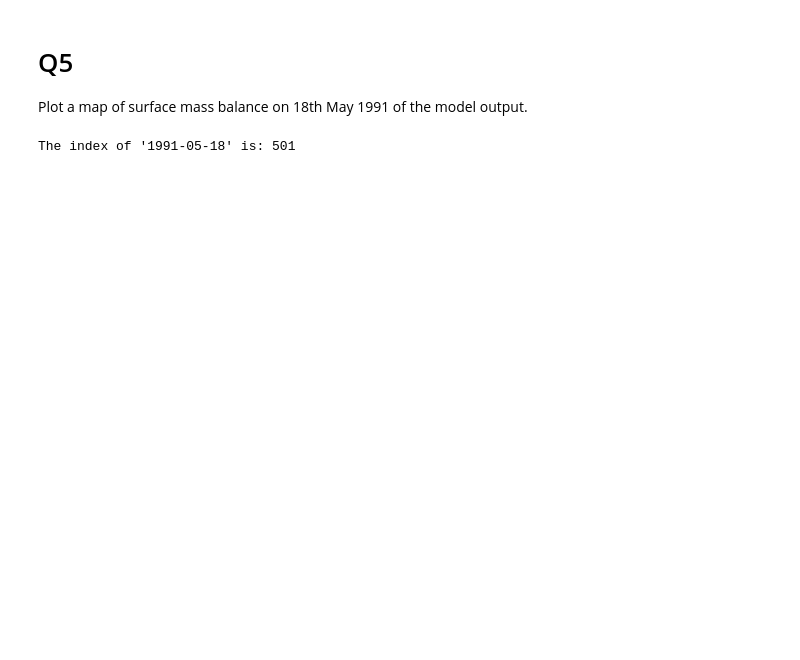
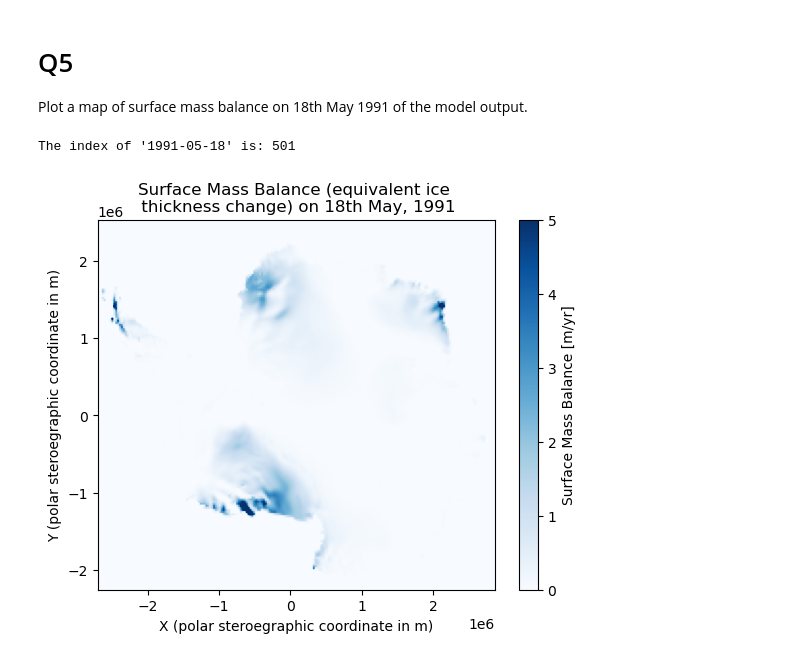
Before and after one commit to AnnaChen04/glaciology_practical, a Jupyter notebook: P2/P2_AnnaChen.ipynb, the cells around one changed output. Cells and saved outputs as stored; diff of their text form; code cells hidden in the pictures; blank space fills up the shorter version.

```diff
--- a/P2/P2_AnnaChen.ipynb
+++ b/P2/P2_AnnaChen.ipynb
@@ -223,18 +229,35 @@ index = np.where(time == aim_date)[0]
 index = index[0]
 print(f"The index of '{aim_date}' is: {index}")
 
-# Plot a scatter plot with the SMB as the z-variable and show with color
-
-plt.scatter(X, Y, c=, cmap='viridis', s=50) # 'c' takes the 'z' values, 'cmap' specifies the colormap
-
-# Add a color bar to show the mapping of 'z' values to colors
-plt.colorbar(label='Z Value')
-
-# Add labels and title
-plt.xlabel('X-axis')
-plt.ylabel('Y-axis')
-plt.title('Scatter Plot with Z as Color')
-
-plt.show()
+# Setting data that are 0 to be nan
+SMB_nan = np.where(SMB == 0, np.nan, SMB)
 # %% [output]
 The index of '1991-05-18' is: 501
+# %%
+import matplotlib.cm as cm
+# Use imshow to plot the SMB map for the selected date
+plt.imshow(SMB_nan[:, :, index], origin='lower',
+           extent=[X.min(), X.max(), Y.min(), Y.max()],
+           vmin=0, vmax=5,
+           cmap='Blues', aspect='auto')
+
+# Add a color bar to show the mapping of 'z' values to colors
+plt.colorbar(label='Surface Mass Balance [m/yr]')
+
+# Copy the base colormap
+cmap = cm.get_cmap('Blues').copy()
+
+# Make NaN transparent
+cmap.set_bad(color='none')
+
+# Make values <= 0 transparent
+cmap.set_under(color='none')
+
+# Add labels and title
+plt.xlabel('X (polar steroegraphic coordinate in m)')
+plt.ylabel('Y (polar steroegraphic coordinate in m)')
+plt.title('Surface Mass Balance (equivalent ice \n thickness change) on 18th May, 1991')
+
+plt.show()
+# %% [output]
+[figure, added]
```
Also changed, not shown: parts of 6 cells of this notebook.
